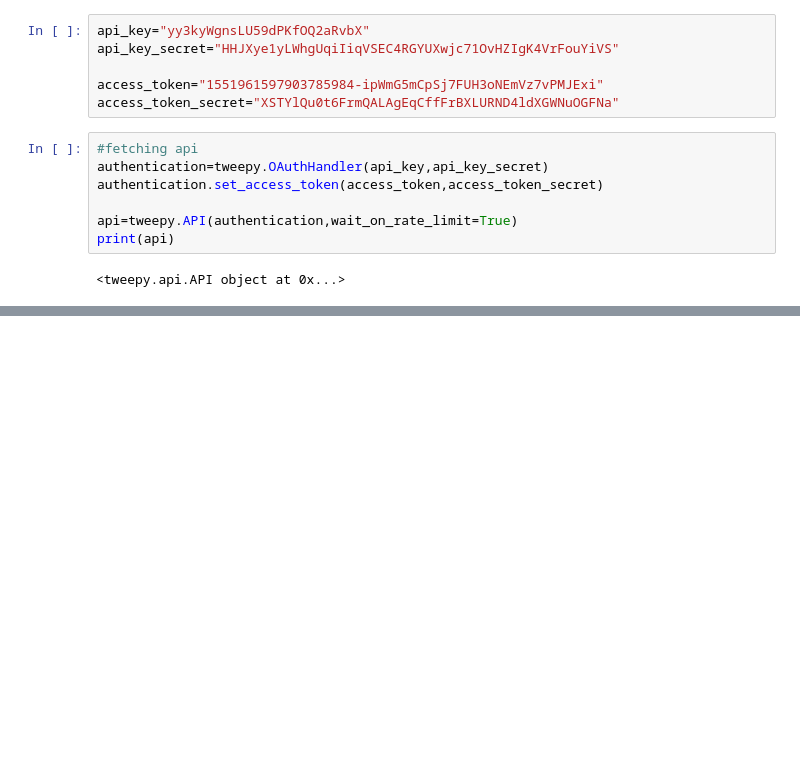
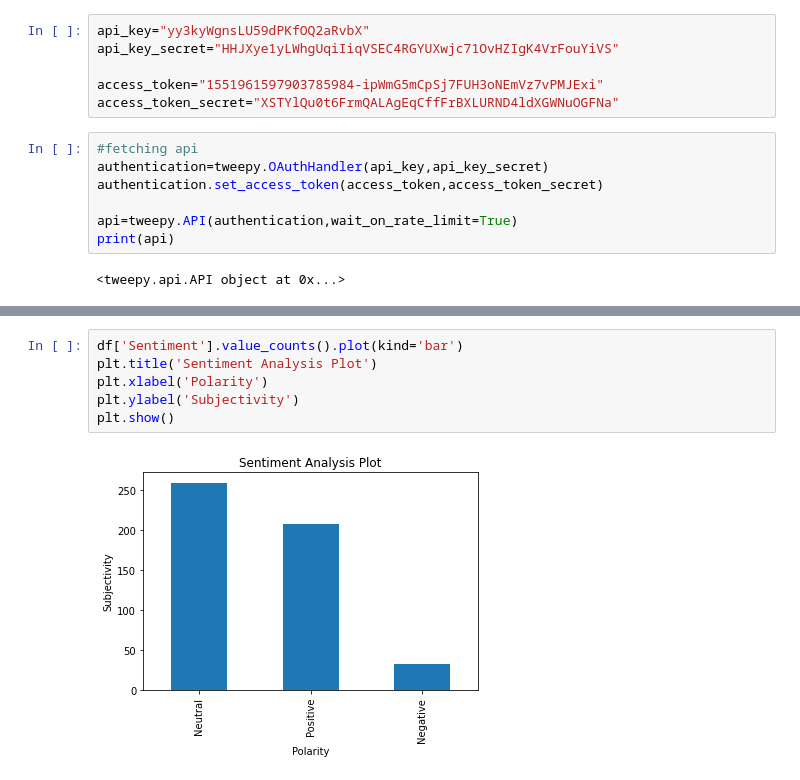
Before and after one commit to saur112/sentiment-Analysis-of-cryptocurrency, a Jupyter notebook: project_file.ipynb, the cells around one changed output, grey strips where cells are left out. Drawn from its saved outputs; the diff is of its cells as text; blank space fills up the shorter version.

```diff
--- a/project_file.ipynb
+++ b/project_file.ipynb
@@ -77,0 +166,8 @@ df.head(10)
+# %%
+df['Sentiment'].value_counts().plot(kind='bar')
+plt.title('Sentiment Analysis Plot')
+plt.xlabel('Polarity')
+plt.ylabel('Subjectivity')
+plt.show()
+# %% [output]
+[figure, added]
```
Also changed, not shown: parts of 9 cells of this notebook.
